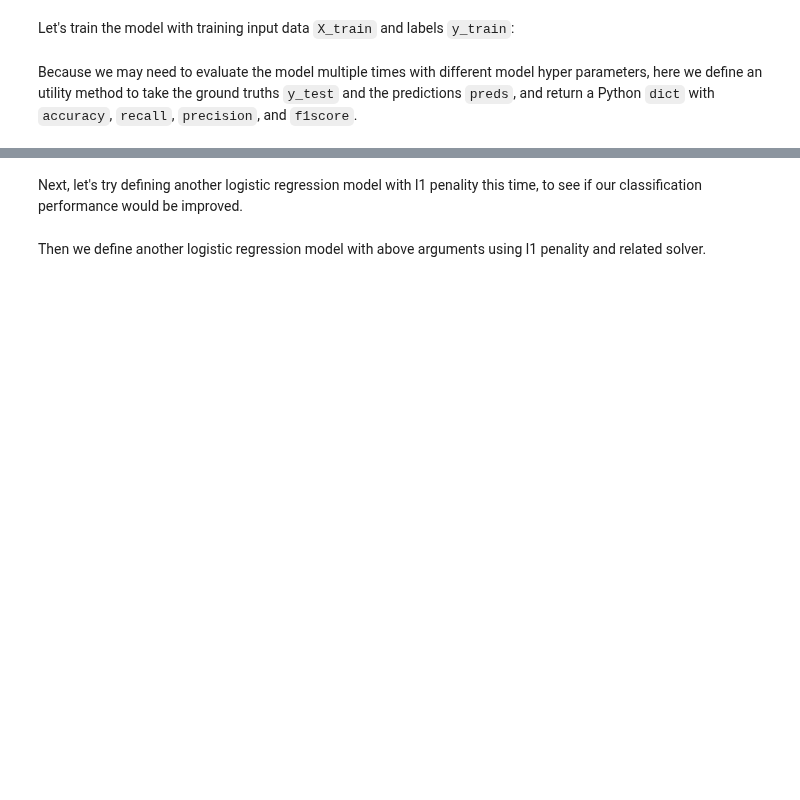
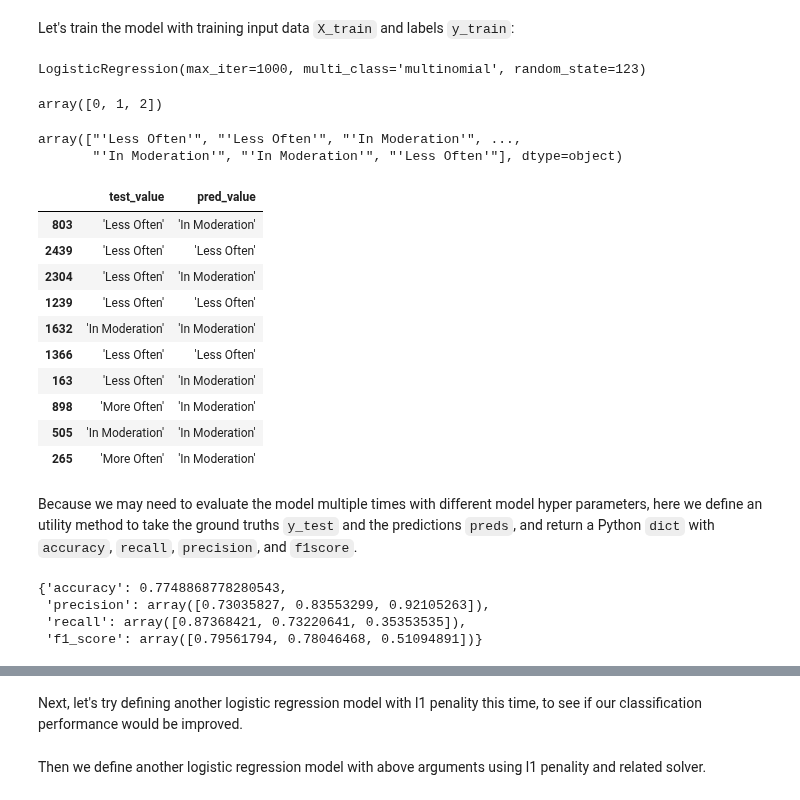
Before and after one commit to htetaunglynn94/coursera, a Jupyter notebook: ibm_ml_series/supervised_ml_classification/module_1/plab_logistic_regression.ipynb, the cells around one changed output, grey strips where cells are left out. Drawn from its saved outputs; the diff is of its cells as text; code cells hidden in the pictures; blank space fills up the shorter version.

```diff
--- a/ibm_ml_series/supervised_ml_classification/module_1/plab_logistic_regression.ipynb
+++ b/ibm_ml_series/supervised_ml_classification/module_1/plab_logistic_regression.ipynb
@@ -98,4 +178,4 @@ Also note that a multinomial logistic regression model is different from the `on
 Now you should have some basic understanding about the food dataset. Next, let's process the raw dataset and construct input data `X` and label/output `y` for logistic regression model training.
 # %%
 X_raw = food_df.iloc[:, :-1]
-y_raw = food_df.iloc[:, -1:]
+y_raw = food_df.iloc[:, -1]
@@ -119,3 +246,5 @@ label_encoder = LabelEncoder()
+# %%
+h = label_encoder.fit_transform(y_raw.values)
 # %%
 # Encode the target variable
 y = label_encoder.fit_transform(y_raw.values.ravel())
@@ -153,14 +330,55 @@ max_iter = 1000
 # %%
 # Define a logistic regression model with above arguments
-l2_model = LogisticRegression(random_state=rs, penalty=penalty, multi_class=multi_class, solver=solver, max_iter=max_iter)
+l2_model = LogisticRegression(random_state=rs, penalty=penalty,
+                              multi_class=multi_class, solver=solver,
+                              max_iter=max_iter)
 # %% [markdown]
 Let's train the model with training input data `X_train` and labels `y_train`:
 # %%
 l2_model.fit(X_train, y_train)
+# %% [output]
+LogisticRegression(max_iter=1000, multi_class='multinomial', random_state=123)
 # %%
 l2_preds = l2_model.predict(X_test)
+np.unique(l2_preds)
+# %% [output]
+array([0, 1, 2])
+# %%
+label_encoder.inverse_transform(l2_preds)
+# %% [output]
+array(["'Less Often'", "'Less Often'", "'In Moderation'", ...,
+       "'In Moderation'", "'In Moderation'", "'Less Often'"], dtype=object)
+# %%
+# Checking the results by comparing
+pd.DataFrame({'test_value': label_encoder.inverse_transform(y_test),
+              'pred_value': label_encoder.inverse_transform(l2_preds)}).sample(10)
+# %% [output]
+|  | test_value | pred_value |
+| 803 | 'Less Often' | 'In Moderation' |
+| 2439 | 'Less Often' | 'Less Often' |
+| 2304 | 'Less Often' | 'In Moderation' |
+| 1239 | 'Less Often' | 'Less Often' |
+| 1632 | 'In Moderation' | 'In Moderation' |
+| 1366 | 'Less Often' | 'Less Often' |
+| 163 | 'Less Often' | 'In Moderation' |
+| 898 | 'More Often' | 'In Moderation' |
+| 505 | 'In Moderation' | 'In Moderation' |
+| 265 | 'More Often' | 'In Moderation' |
 # %% [markdown]
 Because we may need to evaluate the model multiple times with different model hyper parameters, here we define an utility method to take the ground truths `y_test` and the predictions `preds`, and return a Python `dict` with `accuracy`, `recall`, `precision`, and `f1score`.
+# %%
+# Test defined function first
+results = {}
+results['accuracy'] = accuracy_score(y_test, l2_preds)
+x, y, z = 'precision', 'recall', 'f1_score'
+results[x], results[y], results[z], _ = precision_recall_fscore_support(y_test, l2_preds)
+
+results
+# %% [output]
+{'accuracy': 0.7748868778280543,
+ 'precision': array([0.73035827, 0.83553299, 0.92105263]),
+ 'recall': array([0.87368421, 0.73220641, 0.35353535]),
+ 'f1_score': array([0.79561794, 0.78046468, 0.51094891])}
 # %%
 def evaluate_metrics(yt, yp):
     results_pos = {}
```
Also changed, not shown: parts of 35 cells of this notebook.
